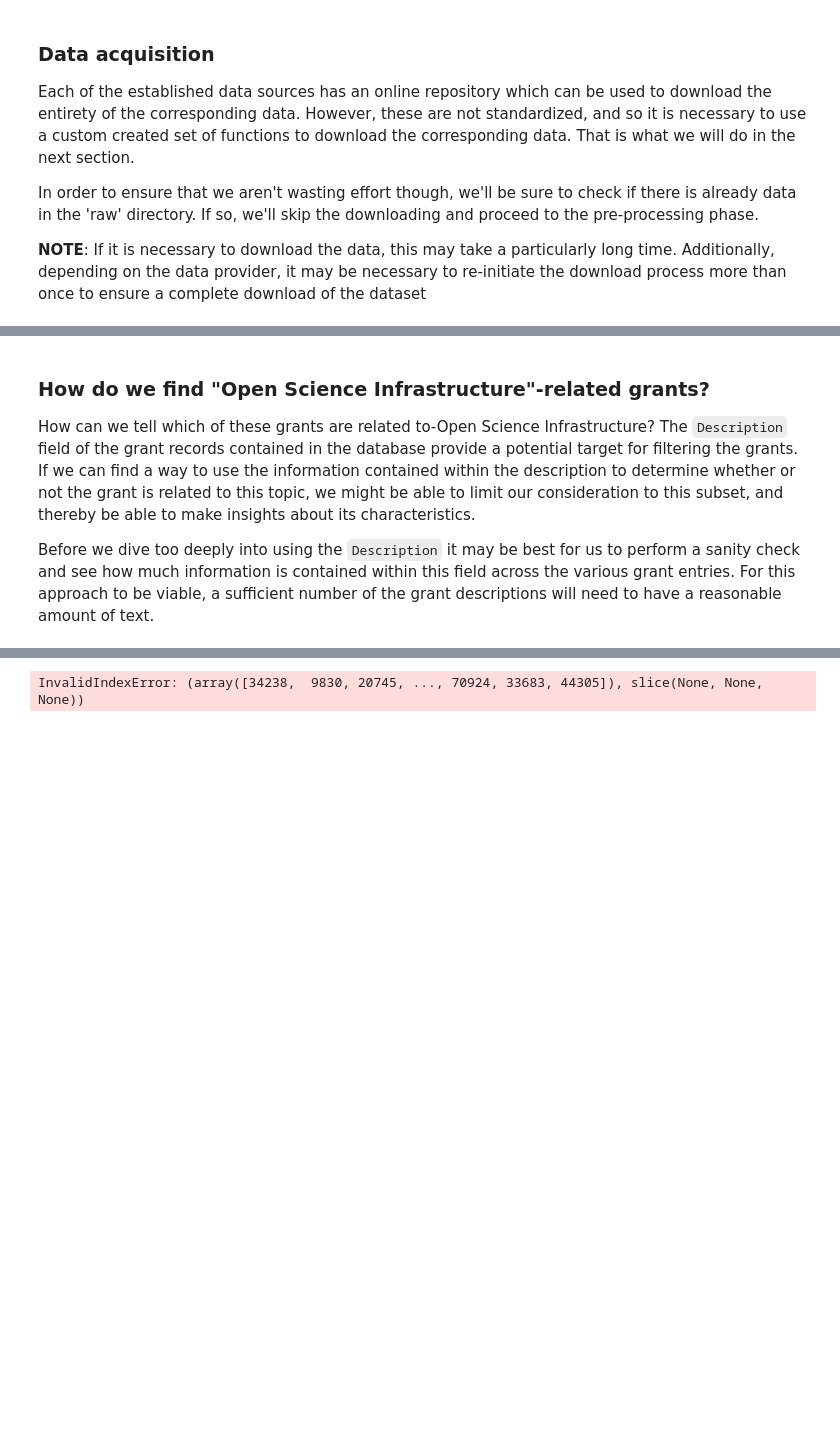
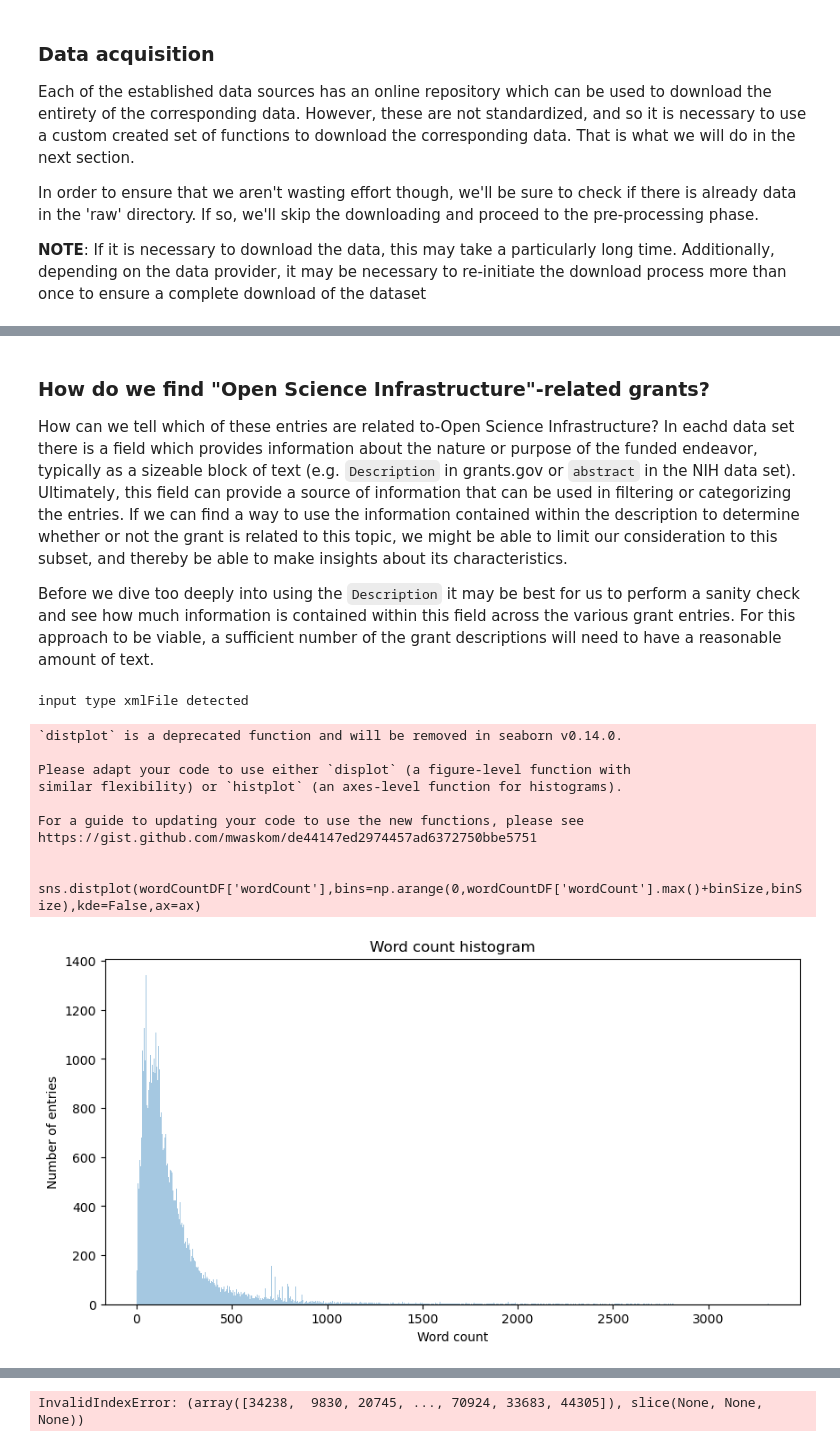
Before and after one commit to DanNBullock/USG_grants_crawl, a Jupyter notebook: notebooks/GenericDataSource_processAndFigs.ipynb, the cells around one changed output, grey strips where cells are left out. Drawn from its saved outputs; the diff is of its cells as text; code cells hidden in the pictures; blank space fills up the shorter version.

```diff
--- a/notebooks/GenericDataSource_processAndFigs.ipynb
+++ b/notebooks/GenericDataSource_processAndFigs.ipynb
@@ -138,9 +202,59 @@ processedDataPath=os.path.join(localDataDir,'grantsGov','processed')
 # %% [markdown]
 ### How do we find "Open Science Infrastructure"-related grants?
 
-How can we tell which of these grants are related to-Open Science Infrastructure?  The `Description` field of the grant records contained in the database provide a potential target for filtering the grants.  If we can find a way to use the information contained within the description to determine whether or not the grant is related to this topic, we might be able to limit our consideration to this subset, and thereby be able to make insights about its characteristics.
+How can we tell which of these entries are related to-Open Science Infrastructure?  In eachd data set there is a field which provides information about the nature or purpose of the funded endeavor, typically as a sizeable block of text (e.g. `Description` in grants.gov or `abstract` in the NIH data set).  Ultimately, this field can provide a source of information that can be used in filtering or categorizing the entries.  If we can find a way to use the information contained within the description to determine whether or not the grant is related to this topic, we might be able to limit our consideration to this subset, and thereby be able to make insights about its characteristics.
 
 Before we dive too deeply into using the `Description` it may be best for us to perform a sanity check and see how much information is contained within this field across the various grant entries. For this approach to be viable, a sufficient number of the grant descriptions will need to have a reasonable amount of text.
+# %%
+import os
+# kind of a shot in the dark, but lets assume that the first field in the dataCompletenessDF is the name field
+nameField=dataCompletenessDF.iloc[0,0]
+
+
+#as for the target field, we'll see which of the following are in the dataCompletenessDF
+descriptionCandidates=['Description','abstract','summary','descriptionText','abstractText','summaryText']
+# now we'll loop through the descriptionCandidates and see if any of them are in the dataCompletenessDF, case insensitive
+# get the field names from the dataCompletenessDF
+fieldNames=dataCompletenessDF['fieldName'].values
+
+targetField=''
+for descriptionCandidate in descriptionCandidates:
+    # check if the descriptionCandidate is in the fieldNames
+    if descriptionCandidate in fieldNames:
+        # if it is, then we'll set the targetField to be the descriptionCandidate
+        targetField=descriptionCandidate
+        # and we'll break out of the loop
+        break
+# if we didn't find a targetField, then we'll throw an error
+if targetField=='':
+    raise ValueError('No target field found in dataCompletenessDF.  Please specify a target field.')
+
+# we'll use wordCountForField(inputStructs,targetField,nameField='infer',savePath='') to get the word count
+# lets assume
+rootTag='rootTag'
+
+wordCountDF=analyzeData.wordCountForField(processedDataDirContainsXML,targetField=[rootTag,targetField],nameField=[rootTag,nameField],savePath=None)
+# according to the documentation wordCountDF should be:
+# A pandas dataframe with two columns: 'itemID' and 'wordCount'. The 'itemID' column contains the name of the input structure, and the 'wordCount'
+#        column contains the word count of the target field for each input structure.
+# now we'll plot the wordCountDF as a histogram
+wordCountFig=figs.plotWordCount_histogram(wordCountDF,figSize=(10,5))
+
+# save both the wordCountDF and the wordCountFig
+wordCountDF.to_csv(os.path.join(analyzedDataPath,'wordCountDF.csv'))
+wordCountFig.savefig(os.path.join(figuresDataPath,'wordCountFig.svg'))
+# %% [output]
+input type xmlFile detected
+`distplot` is a deprecated function and will be removed in seaborn v0.14.0.
+
+Please adapt your code to use either `displot` (a figure-level function with
+similar flexibility) or `histplot` (an axes-level function for histograms).
+
+For a guide to updating your code to use the new functions, please see
+https://gist.github.com/mwaskom/de44147ed2974457ad6372750bbe5751
+
+  sns.distplot(wordCountDF['wordCount'],bins=np.arange(0,wordCountDF['wordCount'].max()+binSize,binSize),kde=False,ax=ax)
+[figure, added]
 # %%
 import h5py
 
```
Also changed, not shown: parts of 9 cells of this notebook, 3 other files.
